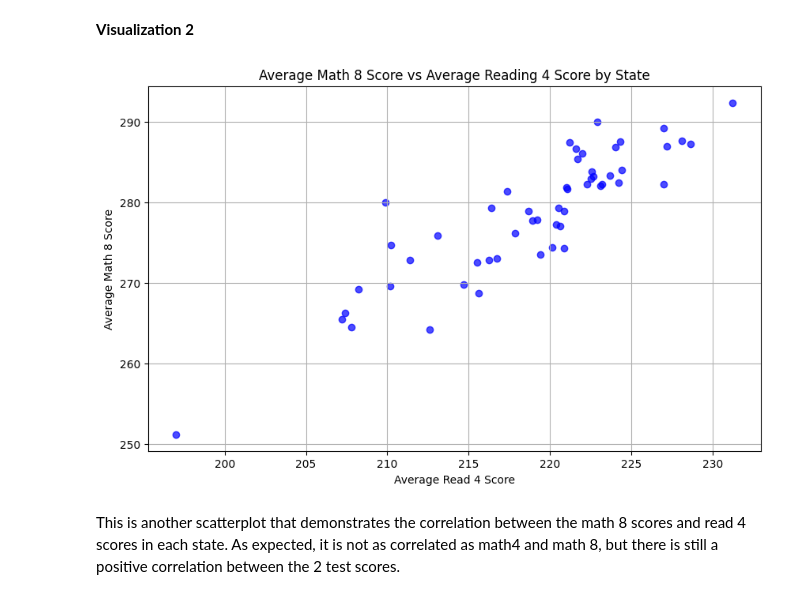
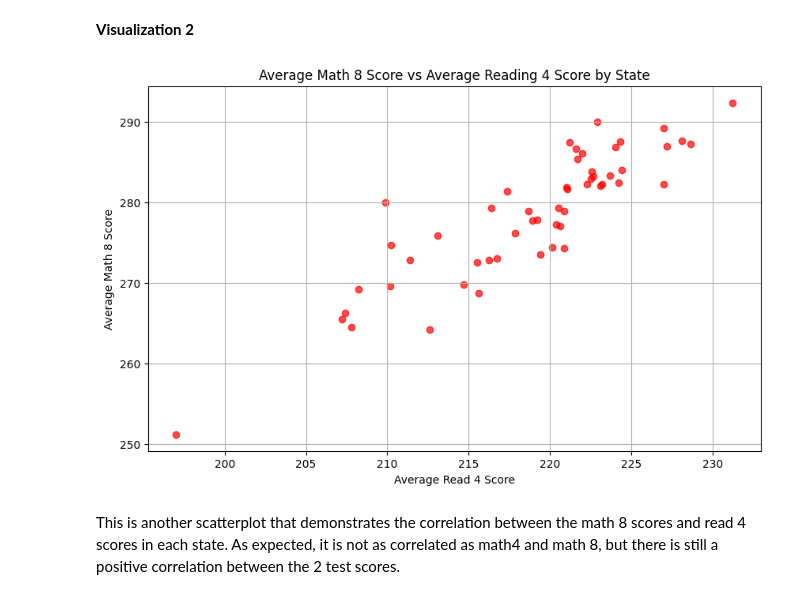
Before and after one commit to zwittenb/MDST-Tutorial, a Jupyter notebook: tutorial1/checkpoint1.ipynb, the cells around one changed output. Saved outputs shown, nothing was run; the diff lists cells and outputs as text; code cells hidden in the pictures.

```diff
--- a/tutorial1/checkpoint1.ipynb
+++ b/tutorial1/checkpoint1.ipynb
@@ -122,3 +133,9 @@ df['avg_other_expenditure_per_state'] = average_other_expenditure/df['GRADES_ALL
+# %%
+# Here I am finding the average other expenditure from each state and fiding that median
+average_other_expenditure = df.groupby('STATE')['OTHER_EXPENDITURE'].median()
+# I then create a new ror of divding this expenditure per state ad dividing it by the total
+# enrollment of each student
+df['avg_other_expenditure_per_state'] = average_other_expenditure/df['GRADES_ALL_G']
 # %% [markdown]
 Feature engineering justification: I made the changes I did to account for the other expenditure, and to relate to the population of the state. Being able to see how much each state put in extra expenditure, may be able to see how extra money towards education can help others, and if putting in more money will help states with lower scores in the future.
 # %% [markdown]
@@ -155,24 +170,22 @@ This is a scatter plot comparing the math 4 scores and math 8 socres for each st
 # %%
 import matplotlib.pyplot as plt
 
-# Assuming df is your DataFrame with the relevant columns
-
-# Group by state and calculate the mean of AVG_MATH_4_SCORE and AVG_MATH_8_SCORE
+# I group the data by state and calculate the mean of AVG_MATH_4_SCORE and AVG_MATH_8_SCORE
 avg_read_4_by_state = df.groupby("STATE")["AVG_READING_4_SCORE"].mean()
 avg_math_8_by_state = df.groupby("STATE")["AVG_MATH_8_SCORE"].mean()
 
-# Plot an XY scatter plot
+# I then plot an XY scatter plot
 plt.figure(figsize=(10, 6))
-plt.scatter(avg_read_4_by_state, avg_math_8_by_state, color='blue', alpha=0.7)
+plt.scatter(avg_read_4_by_state, avg_math_8_by_state, color='red', alpha=0.7)
 
 plt.title("Average Math 8 Score vs Average Reading 4 Score by State")
 plt.xlabel("Average Read 4 Score")
 plt.ylabel("Average Math 8 Score")
 plt.grid(True)
 
 plt.show()
 # %% [output]
-[figure, old version]
+[figure, new version]
 # %% [markdown]
 This is another scatterplot that demonstrates the correlation between the math 8 scores and read 4 scores in each state. As expected, it is not as correlated as math4 and math 8, but there is still a positive correlation between the 2 test scores.
 # %% [markdown]
```
Also changed, not shown: parts of 24 cells of this notebook, 1 other file.
